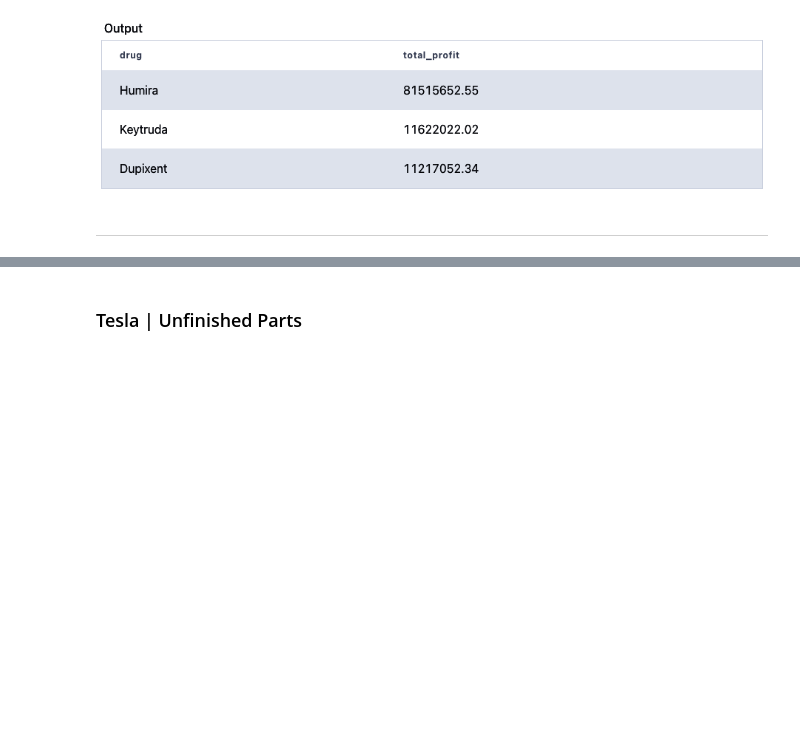
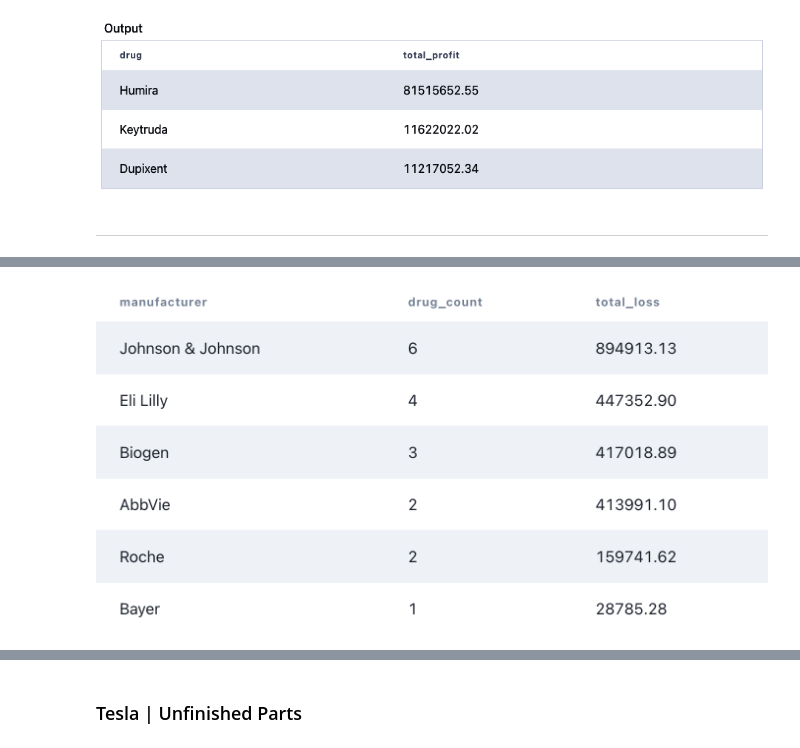
Before and after one commit to A-C-Sai/working-with-data, a Jupyter notebook: interview-prep/datalemur/sql.ipynb, the cells around one changed output, grey strips where cells are left out. Drawn from its saved outputs; the diff is of its cells as text; code cells hidden in the pictures; blank space fills up the shorter version.

```diff
--- a/interview-prep/datalemur/sql.ipynb
+++ b/interview-prep/datalemur/sql.ipynb
@@ -158,0 +187,4 @@ Image(filename='./resources/6.png')
+# %%
+Image(filename='./resources/15.png')
+# %% [output]
+[figure, added]
```
Also changed, not shown: parts of 24 cells of this notebook, 4 other files.
